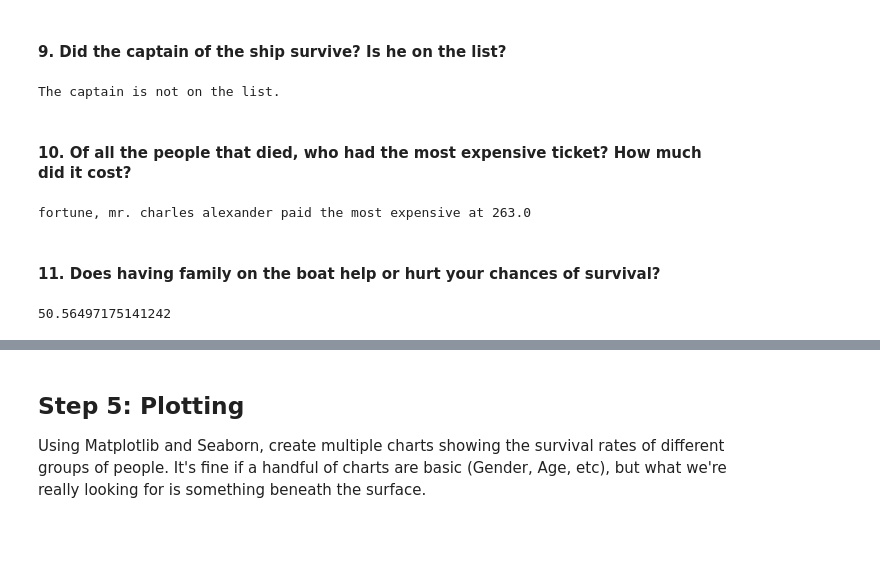
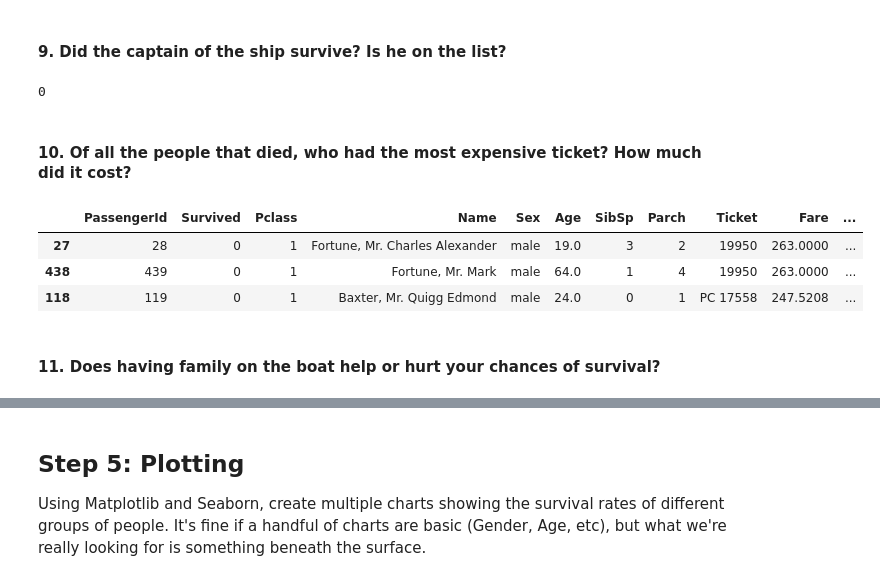
Before and after one commit to keljinda/titanic_lab, a Jupyter notebook: titanic.ipynb, the cells around one changed output, grey strips where cells are left out. Drawn from its saved outputs; the diff is of its cells as text; code cells hidden in the pictures; blank space fills up the shorter version.

```diff
--- a/titanic.ipynb
+++ b/titanic.ipynb
@@ -244 +180,3 @@ train_clean = pd.concat([train_clean, embarked_dummies], axis=1)
+# %%
+train['IsMale'] = train['Sex'].map(lambda x : 1 if x =='male' else 0)
 # %%
@@ -286,3 +202,5 @@ train_clean = pd.concat([train_clean, title_dummies], axis=1)
+# %%
+train['Title'] = [each.split(',')[1].split('.')[0].strip() for each in train['Name']]
 # %% [markdown]
 ## Step 4: Exploratory analysis
 # %% [markdown]
@@ -393,34 +318,17 @@ p1 survival rate 1.40 , p2 survival rate 9.24 and p3 survival rate 3.87
 # %% [markdown]
 ####  9. Did the captain of the ship survive? Is he on the list?
-# %%
-train_clean['Name'] = train_clean['Name'].str.lower()
-captain = train_clean[train_clean['Name'].str.contains('capt')]
-captain_survived = captain['Survived'].sum()
-if captain_survived == 0: print('The captain is not on the list.')
-else: ('The captain is  on the list.')
-# %% [output]
-The captain is not on the list.
+# %%
+train[train['Name'].str.contains('Capt.')]['Survived'].sum()
+# %% [output]
+0
 # %% [markdown]
 #### 10. Of all the people that died, who had the most expensive ticket? How much did it cost?
-# %%
-died_list = train_clean[train_clean['Survived'] == 0]
-most_exp_ticket = died_list[died_list['Fare'] == died_list['Fare'].max()]
-pass_name = most_exp_ticket['Name'].values[0]
-ticket_price = most_exp_ticket['Fare'].values[0]
-print(f'{pass_name} paid the most expensive at {ticket_price}')
-# %% [output]
-fortune, mr. charles alexander paid the most expensive at 263.0
+# %%
+train[train['Survived'] ==0].sort_values(by='Fare', ascending = False).head(3)
+# %% [output]
+|  | PassengerId | Survived | Pclass | Name | Sex | Age | SibSp | Parch | Ticket | Fare | ... |
+| 27 | 28 | 0 | 1 | Fortune, Mr. Charles Alexander | male | 19.0 | 3 | 2 | 19950 | 263.0000 | ... |
+| 438 | 439 | 0 | 1 | Fortune, Mr. Mark | male | 64.0 | 1 | 4 | 19950 | 263.0000 | ... |
+| 118 | 119 | 0 | 1 | Baxter, Mr. Quigg Edmond | male | 24.0 | 0 | 1 | PC 17558 | 247.5208 | ... |
 # %% [markdown]
 #### 11. Does having family on the boat help or hurt your chances of survival?
-# %%
-train_clean['FamilyCount'] = train_clean['SibSp'] + train_clean['Parch']
-
-w_family = train_clean[train_clean['FamilyCount'] > 0]
-wi_family = train_clean[train_clean['FamilyCount'] == 0]
-
-sur_rate_w_fam = w_family['Survived'].mean() * 100
-sur_rate_wi_fam = wi_family['Survived'].mean() * 100
-
-sur_rate_w_fam
-# %% [output]
-50.56497175141242
```
Also changed, not shown: parts of 40 cells of this notebook.
